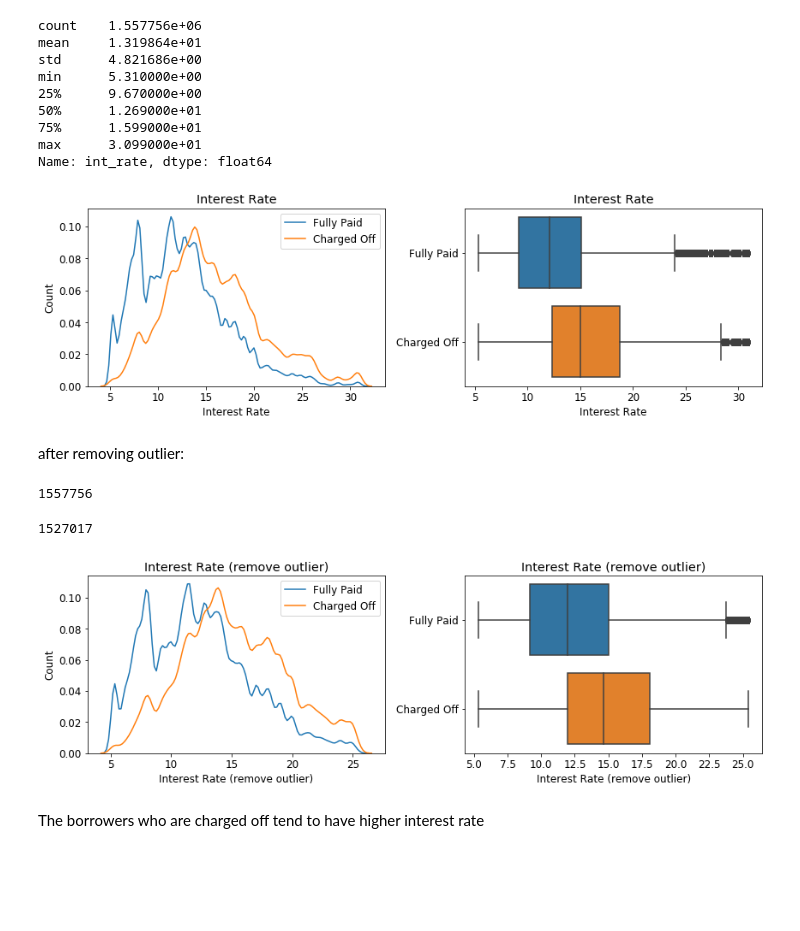
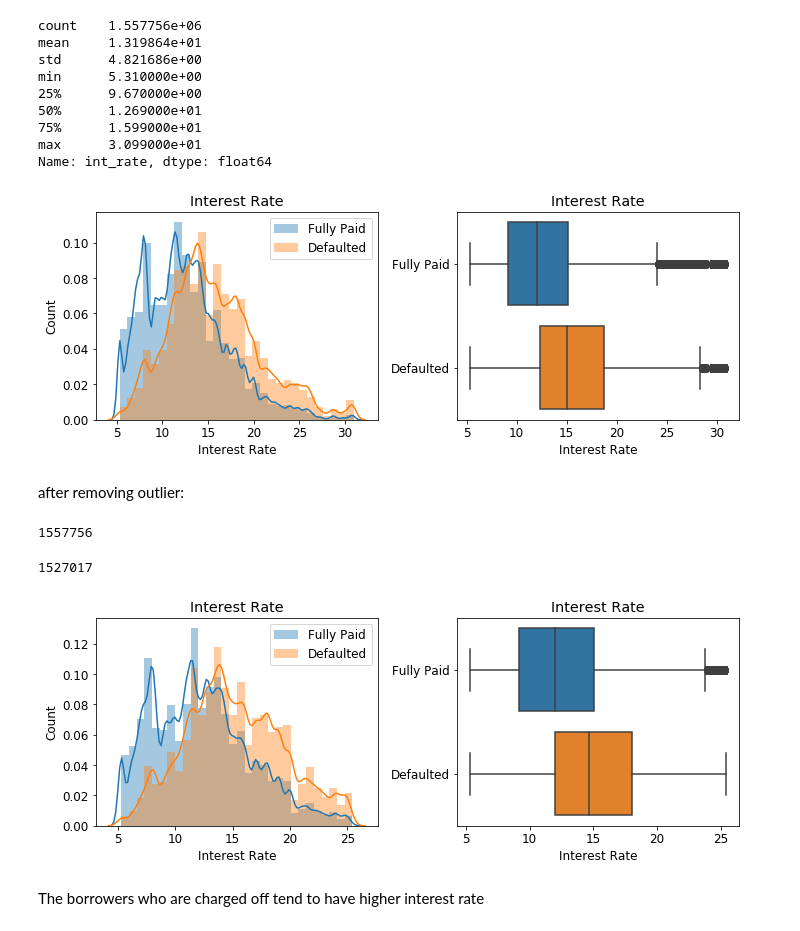
Before and after one commit to cyuancheng/Lending_Club, a Jupyter notebook: 03_LC_DataPreprocessing_2.ipynb, the cells around one changed output. Cells and saved outputs as stored; diff of their text form; code cells hidden in the pictures; blank space fills up the shorter version.

```diff
--- a/03_LC_DataPreprocessing_2.ipynb
+++ b/03_LC_DataPreprocessing_2.ipynb
@@ -138,25 +138,25 @@ df['loan_period'] = (df['last_pymnt_d'] - df['issue_d']) / np.timedelta64(1, 'M'
 df = df[df['loan_period']!=0]
 # %%
 # compare loan period for 36 month vs 60 month loan
-fig, (ax1, ax2) = plt.subplots(1, 2, sharex=False, figsize=(15,5))
-
+fig, (ax1, ax2) = plt.subplots(1, 2, sharex=False, figsize=(12,4))
+plt.rcParams.update({'font.size': 12})
 sns.distplot(df[(df['target']==0) & (df['term']== ' 36 months')]['loan_period'], hist=False, \
              bins=50, rug=False, label = 'Fully Paid', ax=ax1)
 sns.distplot(df[(df['target']==1) & (df['term']== ' 36 months')]['loan_period'], hist=False, \
-             bins=50,rug=False, label = 'Charged Off', ax=ax1)
+             bins=50,rug=False, label = 'Defaulted', ax=ax1)
 
 ax1.set_title('36 month loan')
 ax1.set_xlabel('loan period (month)')
 ax1.set_ylabel('frequency')
-ax1.set_ylim([0, 0.1])
+ax1.set_ylim([0, 0.125])
 
 sns.distplot(df[(df['target']==0) & (df['term']== ' 60 months')]['loan_period'], hist=False, \
              bins=50,rug=False, label = 'Fully Paid', ax=ax2)
 sns.distplot(df[(df['target']==1) & (df['term']== ' 60 months')]['loan_period'], hist=False, \
-             bins=50,rug=False, label = 'Charged Off', ax=ax2)
+             bins=50,rug=False, label = 'Defaulted', ax=ax2)
 
 ax2.set_title('60 month loan')
 ax2.set_xlabel('loan period (month)')
 ax2.set_ylabel('frequency')
-ax2.set_ylim([0, 0.1])
+ax2.set_ylim([0, 0.125])
 # %% [output]
@@ -316,7 +298,7 @@ Examine each feature individually, and do the following:
 - Drop the feature, if it is not useful to predict the loan status.
 # %%
 # make general plots to examine each feature
-def plot_num(df, col_name, full_name, width, height):
+def plot_num(df, col_name, full_name, hist, bins, width, height):
     """
     Visualize a numerical variable with/without faceting on the loan status.
     - col_name is the variable name in the dataframe
@@ -330,19 +312,21 @@ def plot_num(df, col_name, full_name, width, height):
     plt.rcParams.update({'font.size': 12})
     fig, (ax1, ax2) = plt.subplots(1, 2, sharex=False, figsize=(width,height))
     # plot1: counts distribution of the variable
-    sns.distplot(df_fp[col_name], hist=False, rug=False, label = 'Fully Paid', ax=ax1)
-    sns.distplot(df_co[col_name], hist=False, rug=False, label = 'Charged Off', ax=ax1)
-
+    sns.distplot(df_fp[col_name], hist=hist, bins=bins, rug=False, label = 'Fully Paid', ax=ax1)
+    sns.distplot(df_co[col_name], hist=hist, bins=bins, rug=False, label = 'Defaulted', ax=ax1)
+    ax1.legend(['Fully Paid', 'Defaulted'])
     ax1.set_xlabel(full_name)
     ax1.set_ylabel('Count')
     ax1.set_title(full_name)
-    #plt.show()
+
 
     # plot2: box plot of the variable grouped by loan_status
+    y_tick_labels = ['Fully Paid', 'Defaulted']
     sns.boxplot(x=col_name, y='loan_status', data=df, ax=ax2)
     ax2.set_xlabel(full_name)
     ax2.set_ylabel('')
     ax2.set_title(full_name)
-
+    ax2.set_yticklabels(y_tick_labels)
     plt.tight_layout()
+    plt.show()
 # %%
@@ -451,27 +420,26 @@ min      5.310000e+00
 max      3.099000e+01
 Name: int_rate, dtype: float64
 # %%
-plot_num(df, 'int_rate', 'Interest Rate', 12,4)
+plot_num(df, 'int_rate', 'Interest Rate', True, 30, 10,4)
 # %% [output]
-[figure, old version]
+[figure, new version]
 # %% [markdown]
 after removing outlier:
 # %%
 df_int_rate = df[['int_rate', 'loan_status']].copy()
+len(df['int_rate'])
+# %% [output]
+1557756
-# %%
-len(df['int_rate'])
-# %% [output]
-1557756
 # %%
 df_int_rate = remove_outlier_IQR(df_int_rate, 'int_rate')
+len(df_int_rate)
+# %% [output]
+1527017
-# %%
-len(df_int_rate)
-# %% [output]
-1527017
 # %%
-plot_num(df_int_rate, 'int_rate', 'Interest Rate (remove outlier)', 12,4)
+# after remove outlier
+plot_num(df_int_rate, 'int_rate', 'Interest Rate', True, 30, 10,4)
 # %% [output]
-[figure, old version]
+[figure, new version]
 # %% [markdown]
 The borrowers who are charged off tend to have higher interest rate
 # %% [markdown]
```
Also changed, not shown: parts of 53 cells of this notebook.
